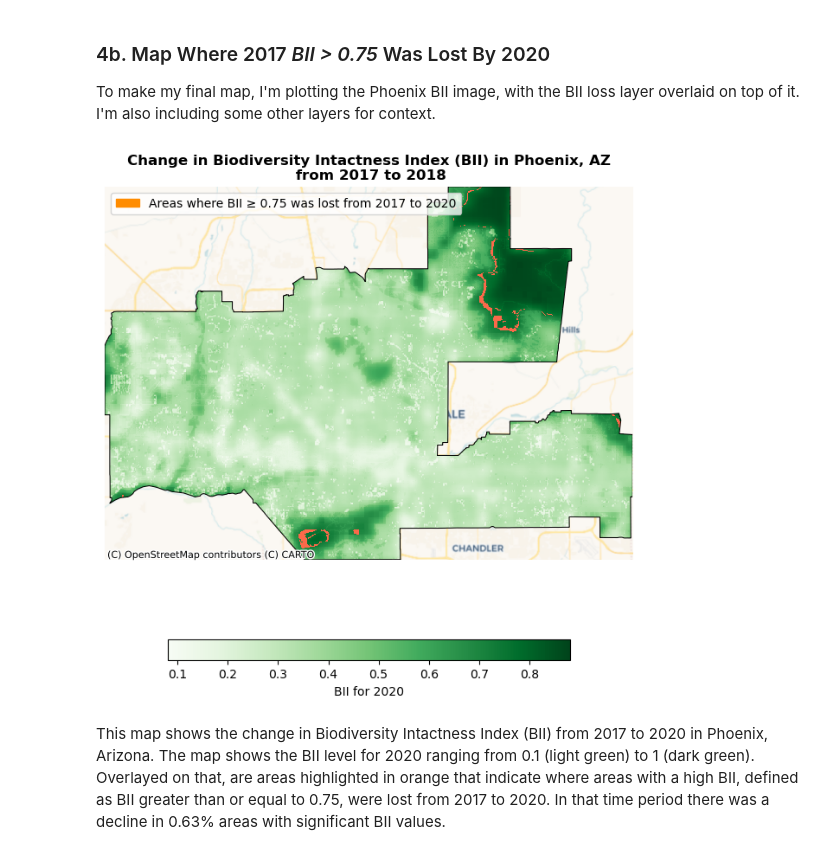
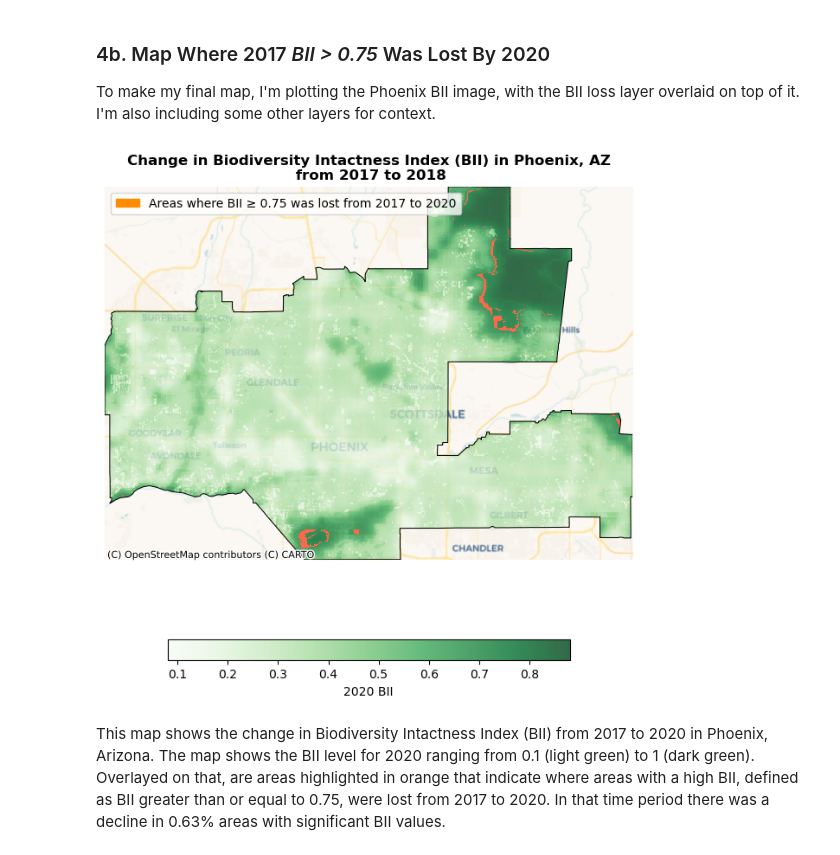
Before and after one commit to nicolelpepper/pheonix-bii-analysis, a Jupyter notebook: phoenix_bii_analysis.ipynb, the cells around one changed output. Saved outputs shown, nothing was run; the diff lists cells and outputs as text; code cells hidden in the pictures.

```diff
--- a/phoenix_bii_analysis.ipynb
+++ b/phoenix_bii_analysis.ipynb
@@ -432,9 +432,9 @@ fig, ax = plt.subplots(figsize=(12, 8))
 # Add BII for 2020
 bii_2020_phoenix.plot(ax = ax,
                       cmap = "Greens",
-
+                      alpha = 0.8,
                       cbar_kwargs = {"location": "bottom",
-                                  "label": "BII for 2020",
+                                  "label": "2020 BII",
                                   "shrink" : 0.5})
 
 # Plot BII loss
@@ -443,36 +443,38 @@ bii_loss.plot(ax = ax,
              add_colorbar = False)
 
 # Add basemap with contextily clipped to Phoenix
 cx.add_basemap(ax,
                crs=phoenix.crs,
              source=cx.providers.CartoDB.Voyager)
 
 # Plot Phoenix subdivision boundary
 phoenix.plot(ax = ax,
              color = "none",
              edgecolor = 'black',
              linewidth = 0.75)
 
 # ---- Format Map & Legend ----
 
 # Add title
-plt.title('Change in Biodiversity Intactness Index (BII) in Phoenix, AZ\n from 2017 to 2018', weight = 'bold')
+plt.title('Change in Biodiversity Intactness Index (BII) in Phoenix, AZ\n from 2017 to 2018',
+          weight = 'bold')
 
 
 # Create legend bii loss
-legend_bii_loss = mpatches.Patch(color = "darkorange", label = 'Areas where BII ≥ 0.75 was lost from 2017 to 2020')
+legend_bii_loss = mpatches.Patch(color = "darkorange",
+                                 label = 'Areas where BII ≥ 0.75 was lost from 2017 to 2020')
 
 # Plot legend for
 ax.legend(handles = [legend_bii_loss],
     loc = "upper left")
 
 # Turn off axis ticks for a cleaner map view
 ax.set_axis_off()
 
 # Display the map
 plt.show()
 # %% [output]
-[figure, old version]
+[figure, new version]
 # %% [markdown]
 This map shows the change in Biodiversity Intactness Index (BII) from 2017 to 2020 in Phoenix, Arizona. The map shows the BII level for 2020 ranging from 0.1 (light green) to 1 (dark green). Overlayed on that, are areas highlighted in orange that indicate where areas with a high BII, defined as BII greater than or equal to 0.75, were lost from 2017 to 2020. In that time period there was a decline in 0.63% areas with significant BII values.
 # %% [markdown]
```
